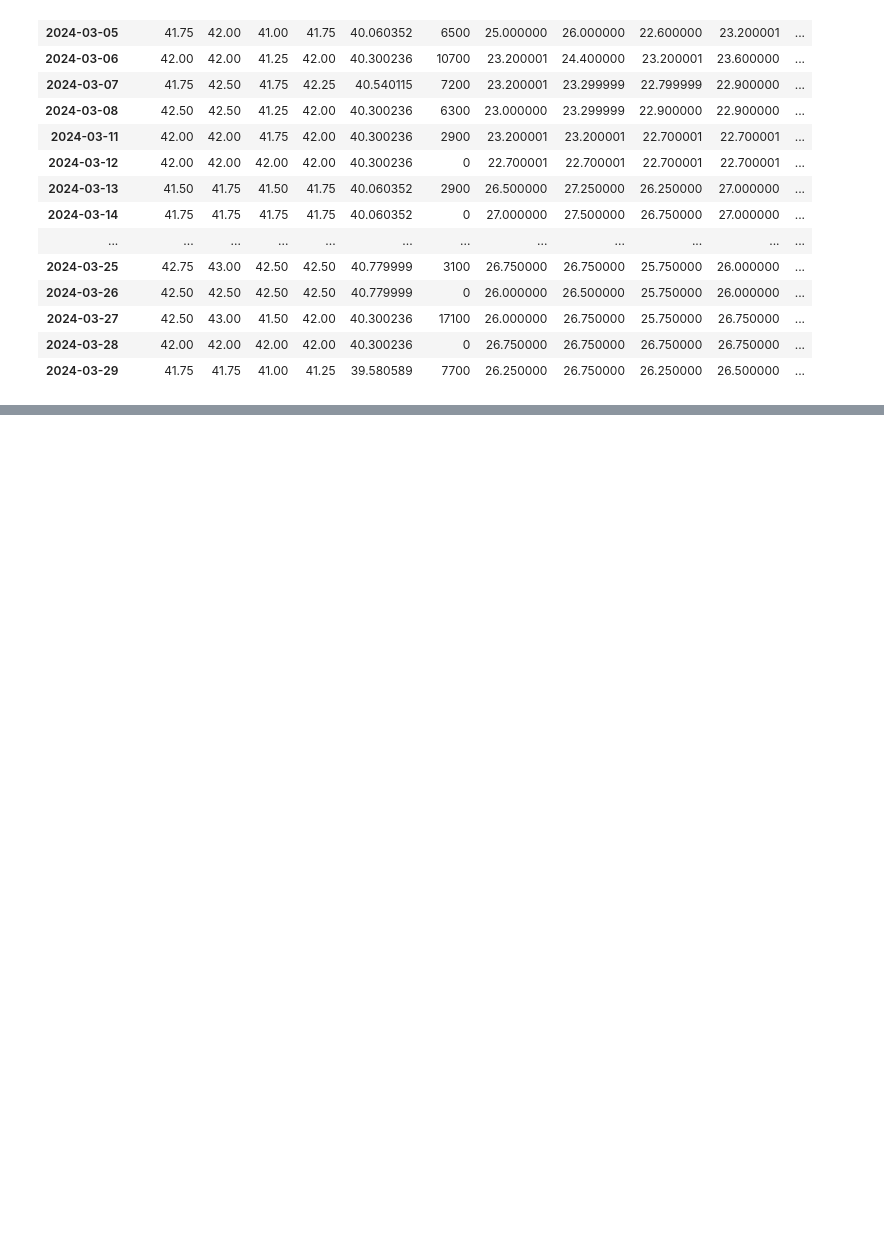
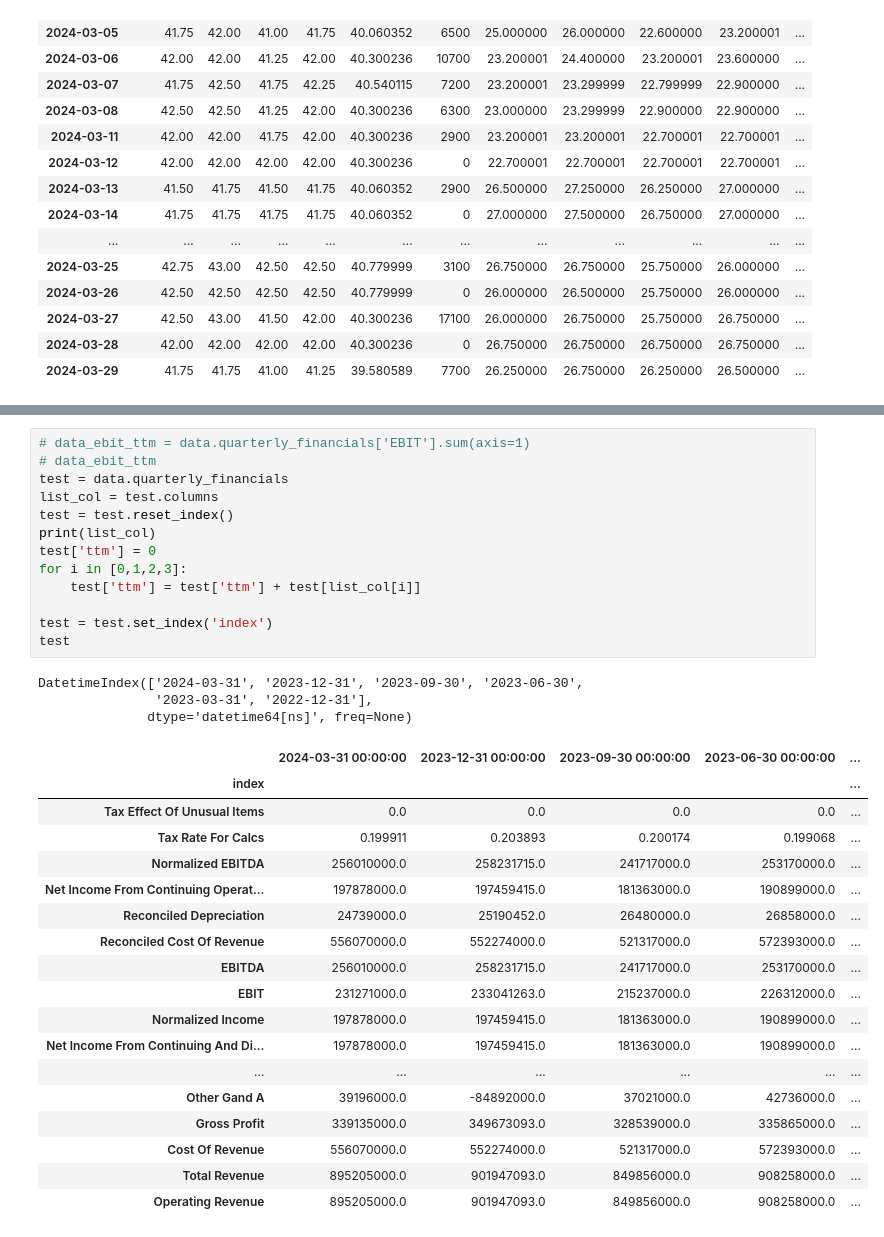
Before and after one commit to NarasetS/StockTH_MagicFormula, a Jupyter notebook: Untitled-1.ipynb, the cells around one changed output, grey strips where cells are left out. Drawn from its saved outputs; the diff is of its cells as text; blank space fills up the shorter version.

```diff
--- a/Untitled-1.ipynb
+++ b/Untitled-1.ipynb
@@ -77,0 +116,35 @@ AttributeError: 'Ticker' object has no attribute 'sum'
+# %%
+# data_ebit_ttm = data.quarterly_financials['EBIT'].sum(axis=1)
+# data_ebit_ttm
+test = data.quarterly_financials
+list_col = test.columns
+test = test.reset_index()
+print(list_col)
+test['ttm'] = 0
+for i in [0,1,2,3]:
+    test['ttm'] = test['ttm'] + test[list_col[i]]
+
+test = test.set_index('index')
+test
+# %% [output]
+DatetimeIndex(['2024-03-31', '2023-12-31', '2023-09-30', '2023-06-30',
+               '2023-03-31', '2022-12-31'],
+              dtype='datetime64[ns]', freq=None)
+|  | 2024-03-31 00:00:00 | 2023-12-31 00:00:00 | 2023-09-30 00:00:00 | 2023-06-30 00:00:00 | ... |
+| index |  |  |  |  | ... |
+| Tax Effect Of Unusual Items | 0.0 | 0.0 | 0.0 | 0.0 | ... |
+| Tax Rate For Calcs | 0.199911 | 0.203893 | 0.200174 | 0.199068 | ... |
+| Normalized EBITDA | 256010000.0 | 258231715.0 | 241717000.0 | 253170000.0 | ... |
+| Net Income From Continuing Operat... | 197878000.0 | 197459415.0 | 181363000.0 | 190899000.0 | ... |
+| Reconciled Depreciation | 24739000.0 | 25190452.0 | 26480000.0 | 26858000.0 | ... |
+| Reconciled Cost Of Revenue | 556070000.0 | 552274000.0 | 521317000.0 | 572393000.0 | ... |
+| EBITDA | 256010000.0 | 258231715.0 | 241717000.0 | 253170000.0 | ... |
+| EBIT | 231271000.0 | 233041263.0 | 215237000.0 | 226312000.0 | ... |
+| Normalized Income | 197878000.0 | 197459415.0 | 181363000.0 | 190899000.0 | ... |
+| Net Income From Continuing And Di... | 197878000.0 | 197459415.0 | 181363000.0 | 190899000.0 | ... |
+| ... | ... | ... | ... | ... | ... |
+| Other Gand A | 39196000.0 | -84892000.0 | 37021000.0 | 42736000.0 | ... |
+| Gross Profit | 339135000.0 | 349673093.0 | 328539000.0 | 335865000.0 | ... |
+| Cost Of Revenue | 556070000.0 | 552274000.0 | 521317000.0 | 572393000.0 | ... |
+| Total Revenue | 895205000.0 | 901947093.0 | 849856000.0 | 908258000.0 | ... |
+| Operating Revenue | 895205000.0 | 901947093.0 | 849856000.0 | 908258000.0 | ... |
```
Also changed, not shown: parts of 12 cells of this notebook.
